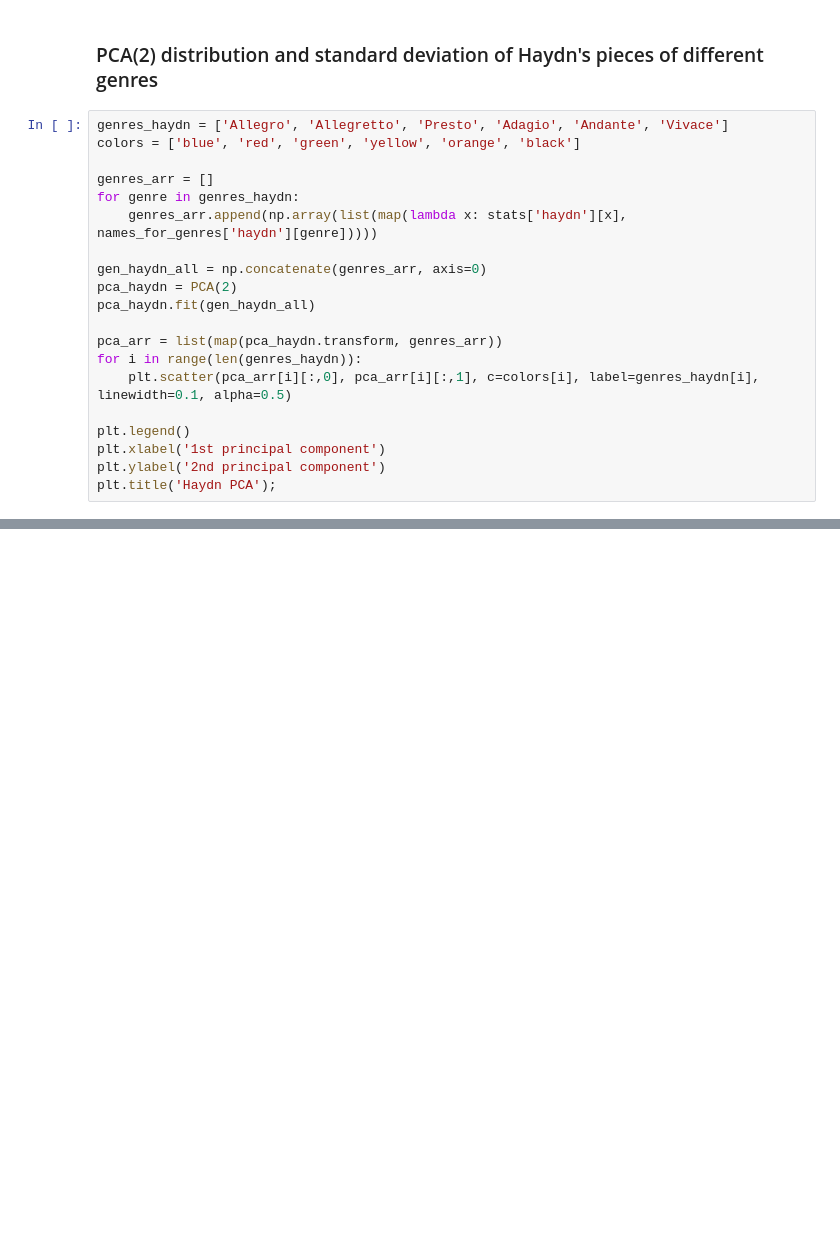
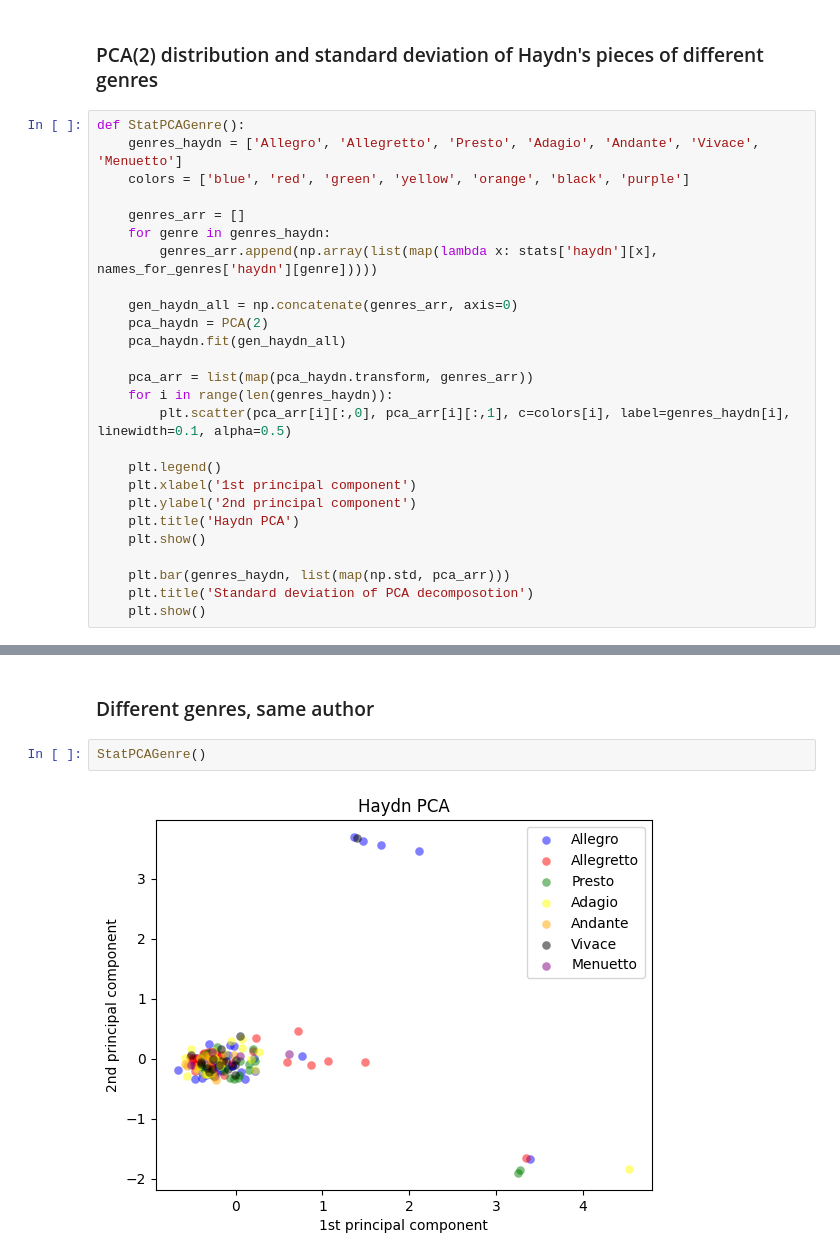
Before and after one commit to FedorZaitsev/Bregman-TDA-practice, a Jupyter notebook: BregmanTDA.ipynb, the cells around one changed output, grey strips where cells are left out. Saved outputs shown, nothing was run; the diff lists cells and outputs as text; blank space fills up the shorter version.

```diff
--- a/BregmanTDA.ipynb
+++ b/BregmanTDA.ipynb
@@ -136,22 +76,28 @@ plt.title('Standard deviation of PCA decomposotion');
 # %% [markdown]
 ### PCA(2) distribution and standard deviation of Haydn's pieces of different genres
 # %%
-genres_haydn = ['Allegro', 'Allegretto', 'Presto', 'Adagio', 'Andante', 'Vivace']
-colors = ['blue', 'red', 'green', 'yellow', 'orange', 'black']
+def StatPCAGenre():
+    genres_haydn = ['Allegro', 'Allegretto', 'Presto', 'Adagio', 'Andante', 'Vivace', 'Menuetto']
+    colors = ['blue', 'red', 'green', 'yellow', 'orange', 'black', 'purple']
 
-genres_arr = []
-for genre in genres_haydn:
-    genres_arr.append(np.array(list(map(lambda x: stats['haydn'][x], names_for_genres['haydn'][genre]))))
+    genres_arr = []
+    for genre in genres_haydn:
+        genres_arr.append(np.array(list(map(lambda x: stats['haydn'][x], names_for_genres['haydn'][genre]))))
 
-gen_haydn_all = np.concatenate(genres_arr, axis=0)
-pca_haydn = PCA(2)
-pca_haydn.fit(gen_haydn_all)
+    gen_haydn_all = np.concatenate(genres_arr, axis=0)
+    pca_haydn = PCA(2)
+    pca_haydn.fit(gen_haydn_all)
 
-pca_arr = list(map(pca_haydn.transform, genres_arr))
-for i in range(len(genres_haydn)):
-    plt.scatter(pca_arr[i][:,0], pca_arr[i][:,1], c=colors[i], label=genres_haydn[i], linewidth=0.1, alpha=0.5)
+    pca_arr = list(map(pca_haydn.transform, genres_arr))
+    for i in range(len(genres_haydn)):
+        plt.scatter(pca_arr[i][:,0], pca_arr[i][:,1], c=colors[i], label=genres_haydn[i], linewidth=0.1, alpha=0.5)
 
-plt.legend()
-plt.xlabel('1st principal component')
-plt.ylabel('2nd principal component')
-plt.title('Haydn PCA');
+    plt.legend()
+    plt.xlabel('1st principal component')
+    plt.ylabel('2nd principal component')
+    plt.title('Haydn PCA')
+    plt.show()
+
+    plt.bar(genres_haydn, list(map(np.std, pca_arr)))
+    plt.title('Standard deviation of PCA decomposotion')
+    plt.show()
@@ -164,0 +163,6 @@ plt.title('Standard deviation of PCA decomposotion');
+# %% [markdown]
+### Different genres, same author
+# %%
+StatPCAGenre()
+# %% [output]
+[figure, added]
```
Also changed, not shown: parts of 18 cells of this notebook.
